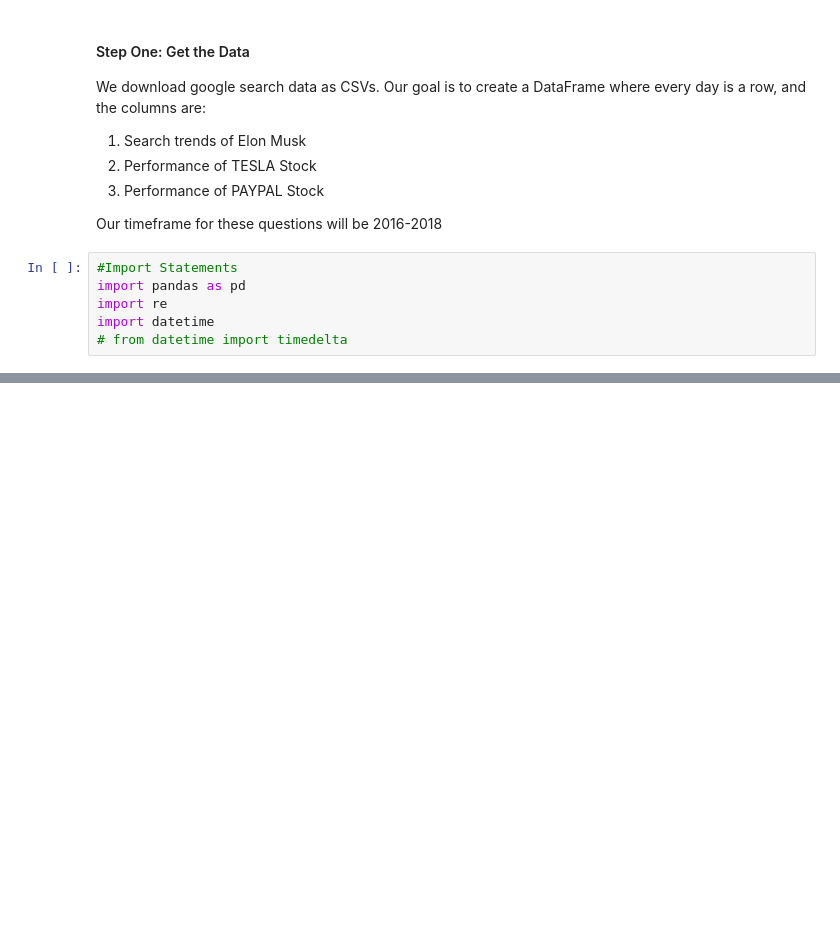
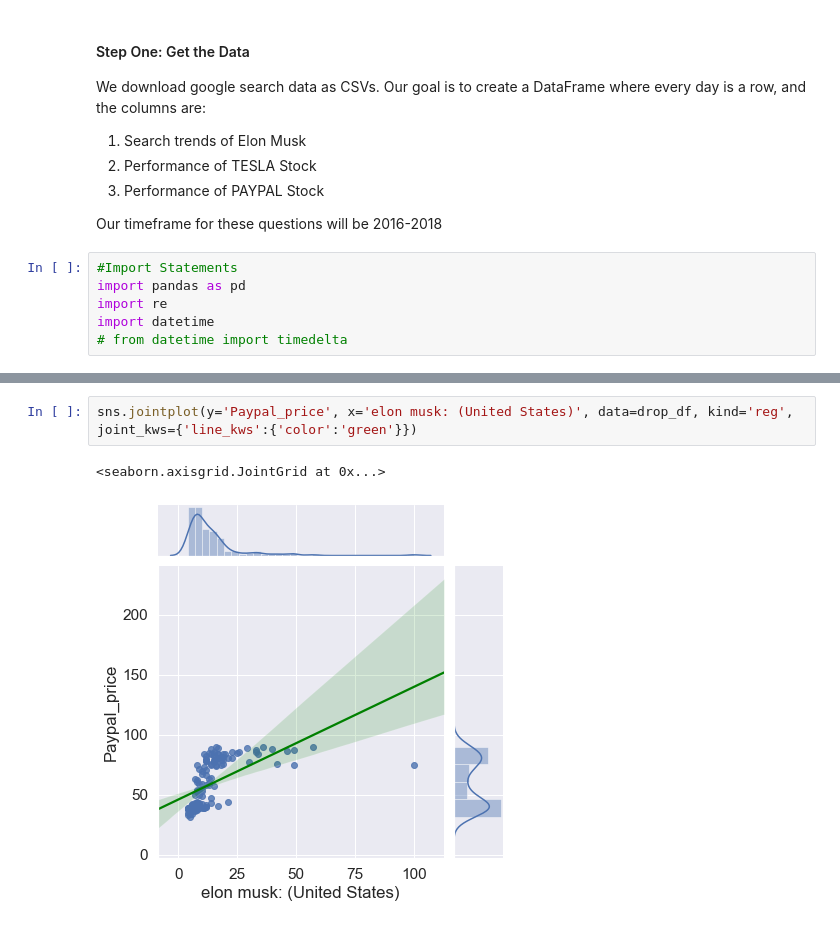
Before and after one commit to patches12306/patches12306, a Jupyter notebook: Milestone1.ipynb, the cells around one changed output, grey strips where cells are left out. Saved outputs shown, nothing was run; the diff lists cells and outputs as text; blank space fills up the shorter version.

```diff
--- a/Milestone1.ipynb
+++ b/Milestone1.ipynb
@@ -90,0 +96,5 @@ slim_df
+# %%
+sns.jointplot(y='Paypal_price', x='elon musk: (United States)', data=drop_df, kind='reg', joint_kws={'line_kws':{'color':'green'}})
+# %% [output]
+<seaborn.axisgrid.JointGrid at 0x...>
+[figure, added]
```
Also changed, not shown: parts of 2 cells of this notebook.
